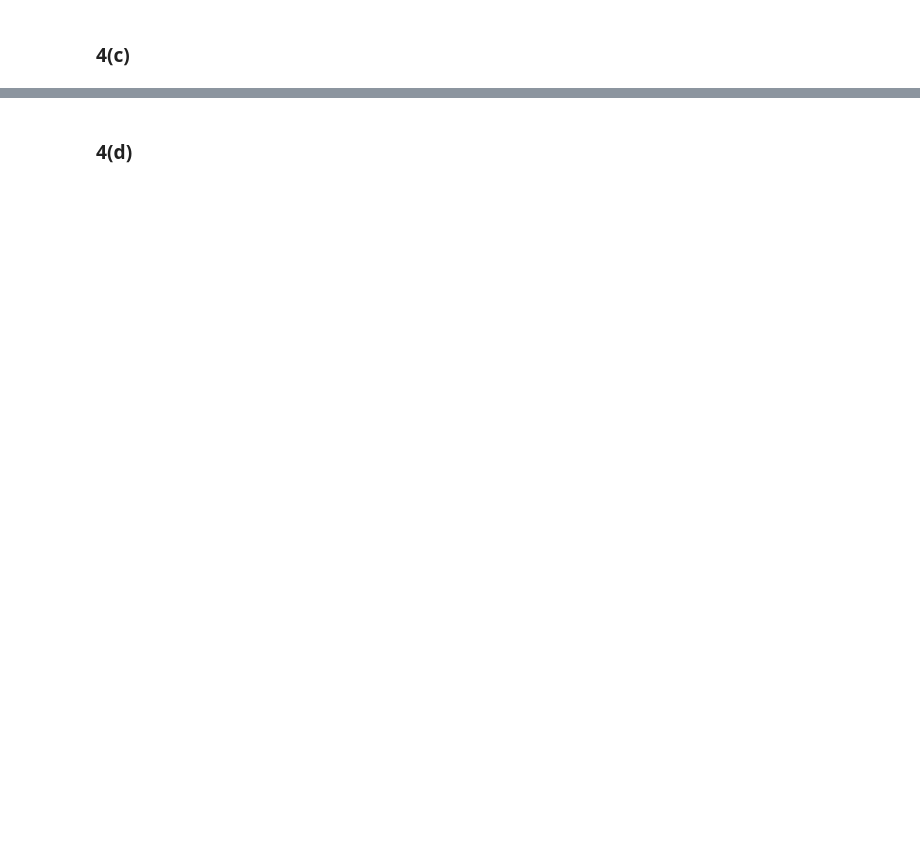
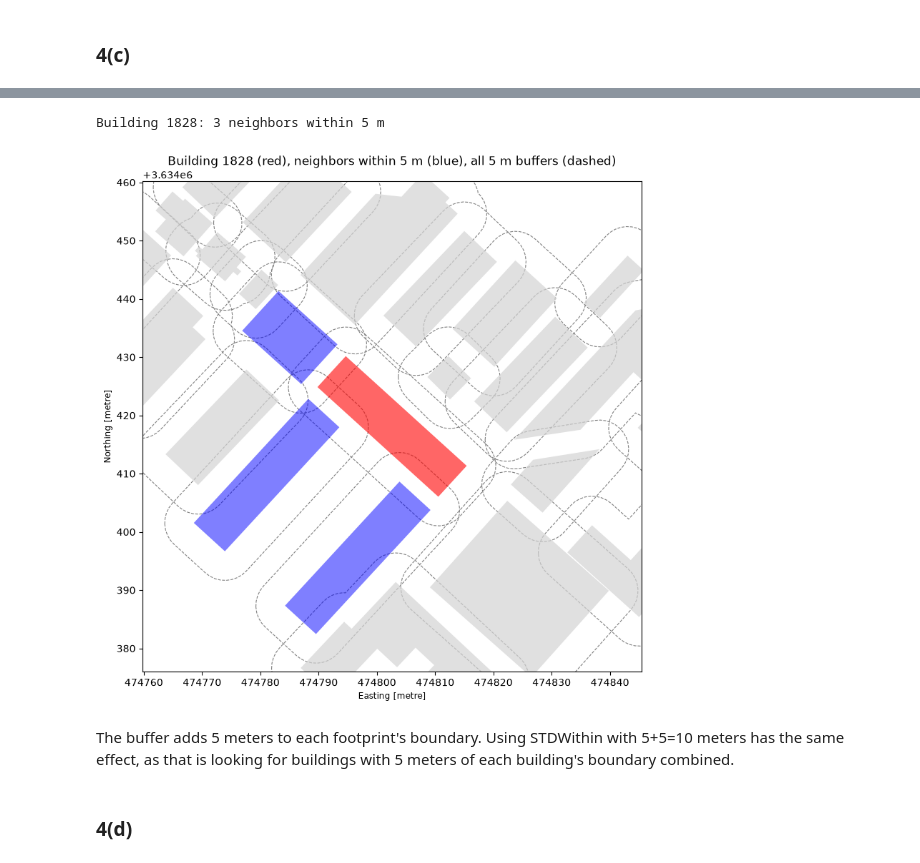
Before and after one commit to aarshiagupta/property-footprint-intelligence, a Jupyter notebook: notebooks/footprint_analysis/92037_la_jolla.ipynb, the cells around one changed output, grey strips where cells are left out. Cells and saved outputs as stored; diff of their text form; code cells hidden in the pictures; blank space fills up the shorter version.

```diff
--- a/notebooks/footprint_analysis/92037_la_jolla.ipynb
+++ b/notebooks/footprint_analysis/92037_la_jolla.ipynb
@@ -178,2 +267,48 @@ NotImplementedException: Not implemented Error: Data type 'geometry' not recogni
+# %%
+target = 1828  # an arbitrarily chosen building since it has a high number of STDWithin neighbors
+
+df = con.sql(f"""
+    WITH b AS (
+        SELECT ROW_NUMBER() OVER () - 1 AS id,
+               geometry AS geom,
+               ST_Buffer(geometry, 5) AS buf
+        FROM buildings
+        WHERE geometry IS NOT NULL
+    ),
+    f AS (SELECT geom FROM b WHERE id = {target})
+    SELECT b.id,
+           ST_AsText(b.geom) AS geom,
+           ST_AsText(b.buf)  AS buf,
+           b.id = {target}   AS is_focal,
+           b.id <> {target} AND ST_DWithin(b.geom, f.geom, 5) AS is_neighbor
+    FROM b, f
+    WHERE ST_DWithin(b.geom, f.geom, 40)
+""").df()
+
+crs = "EPSG:32611"
+geom = gpd.GeoSeries.from_wkt(df["geom"], crs=crs)
+buf = gpd.GeoSeries.from_wkt(df["buf"], crs=crs)
+
+focal = df["is_focal"].values
+neigh = df["is_neighbor"].values
+other = ~focal & ~neigh
+
+print(f"Building {target}: {neigh.sum()} neighbors within 5 m")
+
+ax = buf.plot(facecolor="none", edgecolor="gray", linestyle="--", linewidth=0.8, figsize=(9, 9))
+geom[other].plot(ax=ax, color="lightgray", alpha=0.7)
+geom[neigh].plot(ax=ax, color="blue", alpha=0.5)
+geom[focal].plot(ax=ax, color="red", alpha=0.6)
+
+minx, miny, maxx, maxy = buf[focal].total_bounds
+ax.set_xlim(minx - 25, maxx + 25)
+ax.set_ylim(miny - 25, maxy + 25)
+ax.set_title(f"Building {target} (red), neighbors within 5 m (blue), all 5 m buffers (dashed)")
+plt.show()
+# %% [output]
+Building 1828: 3 neighbors within 5 m
+[figure, added]
+# %% [markdown]
+The buffer adds 5 meters to each footprint's boundary. Using STDWithin with 5+5=10 meters has the same effect, as that is looking for buildings with 5 meters of each building's boundary combined.
 # %% [markdown]
 ### 4(d)
```
Also changed, not shown: parts of 12 cells of this notebook.
